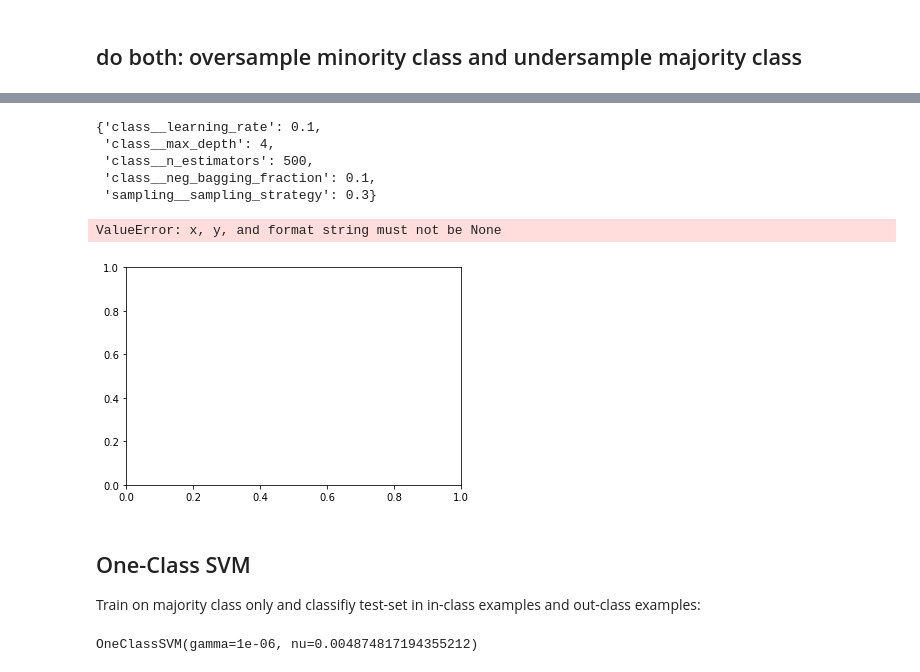
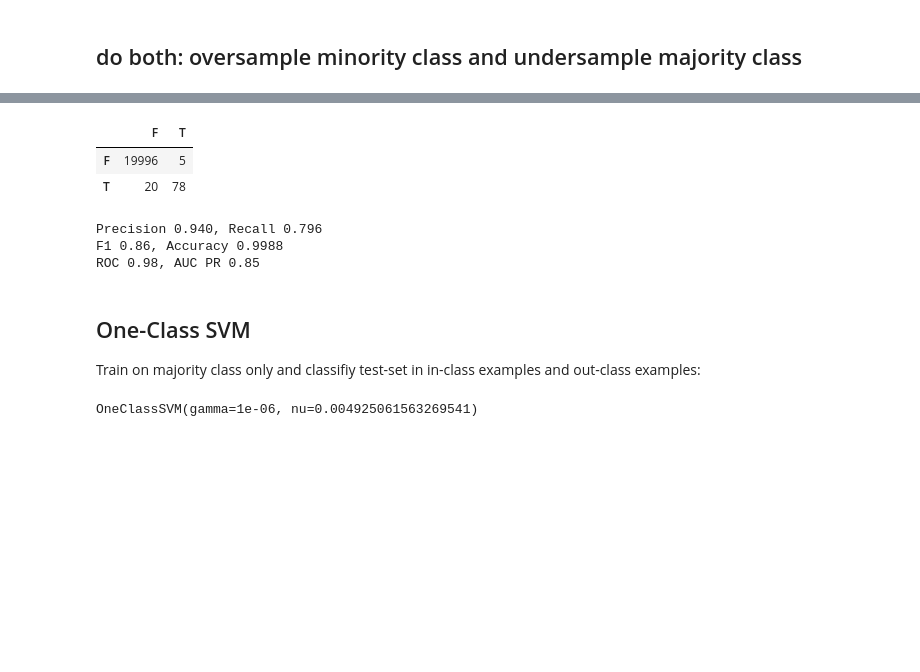
Before and after one commit to nitram-bot/fhnw_lecture, a Jupyter notebook: notebooks/imbalanced_data.ipynb, the cells around one changed output, grey strips where cells are left out. Drawn from its saved outputs; the diff is of its cells as text; code cells hidden in the pictures; blank space fills up the shorter version.

```diff
--- a/notebooks/imbalanced_data.ipynb
+++ b/notebooks/imbalanced_data.ipynb
@@ -419,12 +479,12 @@ clf.set_params(num_leaves=64)
 borderline = BorderlineSMOTE(random_state=88)
 grid = {'class__n_estimators': [200, 500],
         'class__neg_bagging_fraction': [0.1, 0.3],
-        'class__max_depth' : [4, 6, 8, -1],
+        'class__max_depth' : [4, 6, 8,],
         'class__learning_rate' :[0.05, 0.1],
-        'sampling__sampling_strategy' :[0.1, 0.3, 0.5]}
+        'sampling__sampling_strategy' :[0.1, 0.3]}
 pipeline = Pipeline([('sampling', borderline), ('class', clf)])
-grid_cv = GridSearchCV(pipeline, grid, scoring = 'f1', cv = 5)
+grid_cv = GridSearchCV(pipeline, grid, scoring = 'f1', cv = 5, refit=True)
 
-grid_cv.fit(X, y)
+grid_cv.fit(X_train, y_train)
 display(grid_cv.best_score_, grid_cv.best_params_)
 # %% [output]
@@ -449,21 +497,27 @@ display(grid_cv.best_score_, grid_cv.best_params_)
-# %%
-grid_cv.best_params_
-# %% [output]
-{'class__learning_rate': 0.1,
- 'class__max_depth': 4,
- 'class__n_estimators': 500,
- 'class__neg_bagging_fraction': 0.1,
- 'sampling__sampling_strategy': 0.3}
-# %%
-plt.plot(recall, precision, 'b.-', markersize=1, alpha=0.5)
-plt.xlabel("recall")
-plt.ylabel("precision")
-plt.title(f"Upsampled credit card $\\bf PR$ curve")
-plt.savefig("/tmp/PR-curve-balanced.png", dpi=200)
-plt.show()
-# %% [output]
-ValueError: x, y, and format string must not be None
-[figure, removed]
+# %%
+pipeline.set_params(**grid_cv.best_params_)
+pipeline.fit(X_train, y_train)
+y_pred = pipeline.predict(X_test)#[:, 1]
+
+confusion = confusion_matrix(y_test, y_pred)
+df_conf = pd.DataFrame(confusion, columns=['F','T'], index=['F','T'])
+df_conf
+# %% [output]
+|  | F | T |
+| F | 19996 | 5 |
+| T | 20 | 78 |
+# %%
+y_pred_proba = pipeline.predict_proba(X_test)[:,1] # 2nd column is p(fraud)
+AUC = roc_auc_score(y_test, y_pred_proba)
+precision, recall, _ = precision_recall_curve(y_test, y_pred_proba, pos_label=1)
+PR = auc(recall, precision)
+print(f"Precision {precision_score(y_test, y_pred):.3f}, Recall {recall_score(y_test, y_pred):.3f}")
+print(f"F1 {f1_score(y_test, y_pred):.2f}, Accuracy {accuracy_score(y_test, y_pred):.4f}")
+print(f"ROC {AUC:.2f}, AUC PR {PR:.2f}")
+# %% [output]
+Precision 0.940, Recall 0.796
+F1 0.86, Accuracy 0.9988
+ROC 0.98, AUC PR 0.85
 # %% [markdown]
 ## One-Class SVM
 Train on majority class only and classifiy test-set in in-class examples and out-class examples:
@@ -477,7 +531,7 @@ outlier_prop = len(train_outliers) / len(train_normal)
 svm = OneClassSVM(kernel='rbf', nu=outlier_prop, gamma=0.000001)
 svm.fit(train_normal)
 # %% [output]
-OneClassSVM(gamma=1e-06, nu=0.004874817194355212)
+OneClassSVM(gamma=1e-06, nu=0.004925061563269541)
 # %%
 y_pred = svm.predict(X_test)
 y_pred_corrected = np.zeros_like(y_pred)
```
Also changed, not shown: parts of 36 cells of this notebook, 2 other files.
